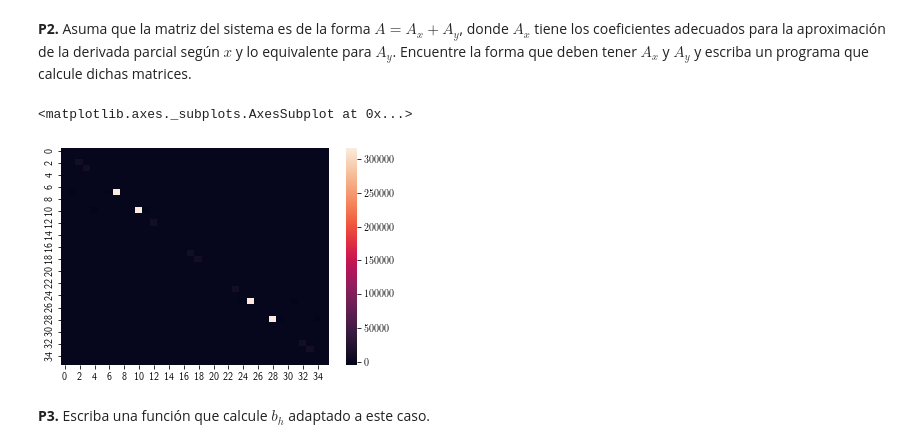
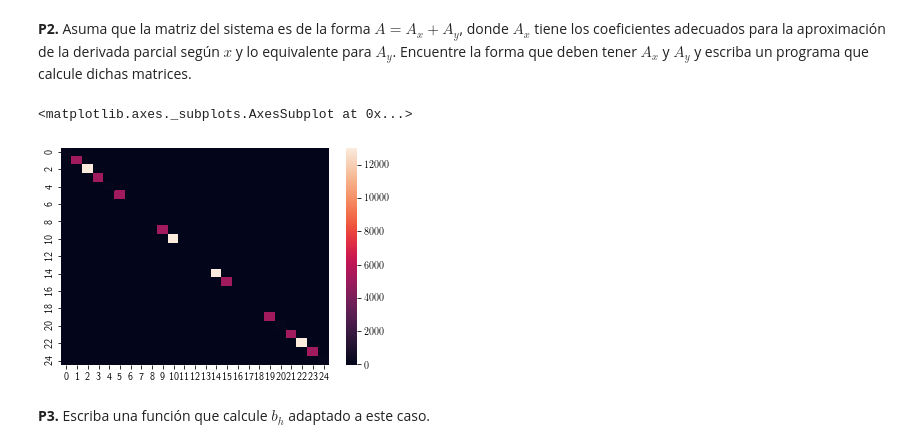
Before and after one commit to furrutiav/labs-edpn, a Jupyter notebook: 20220324152326E6B536140EDFF0__Enunciado___Lab1.ipynb, the cells around one changed output. Drawn from its saved outputs; the diff is of its cells as text; code cells hidden in the pictures.

```diff
--- a/20220324152326E6B536140EDFF0__Enunciado___Lab1.ipynb
+++ b/20220324152326E6B536140EDFF0__Enunciado___Lab1.ipynb
@@ -203,0 +206,3 @@ def cond_2_sparse(A):
+# %%
+N=10
+cond_2_sparse(Ah(N))
@@ -404,11 +411,11 @@ def Ahy(N):
                         Ay[n, n+N] = -2/(h*(h+k))
     return Ay/(h**2)
 # %%
-N = 6
+N = 5
 sns.heatmap(pd.DataFrame(Ahx(N)+Ahy(N)))
 # %% [output]
 <matplotlib.axes._subplots.AxesSubplot at 0x...>
-[figure, old version]
+[figure, new version]
 # %% [markdown]
 **P3.** Escriba una función que calcule $b_h$ adaptado a este caso.
 # %%
```
Also changed, not shown: parts of 9 cells of this notebook.
